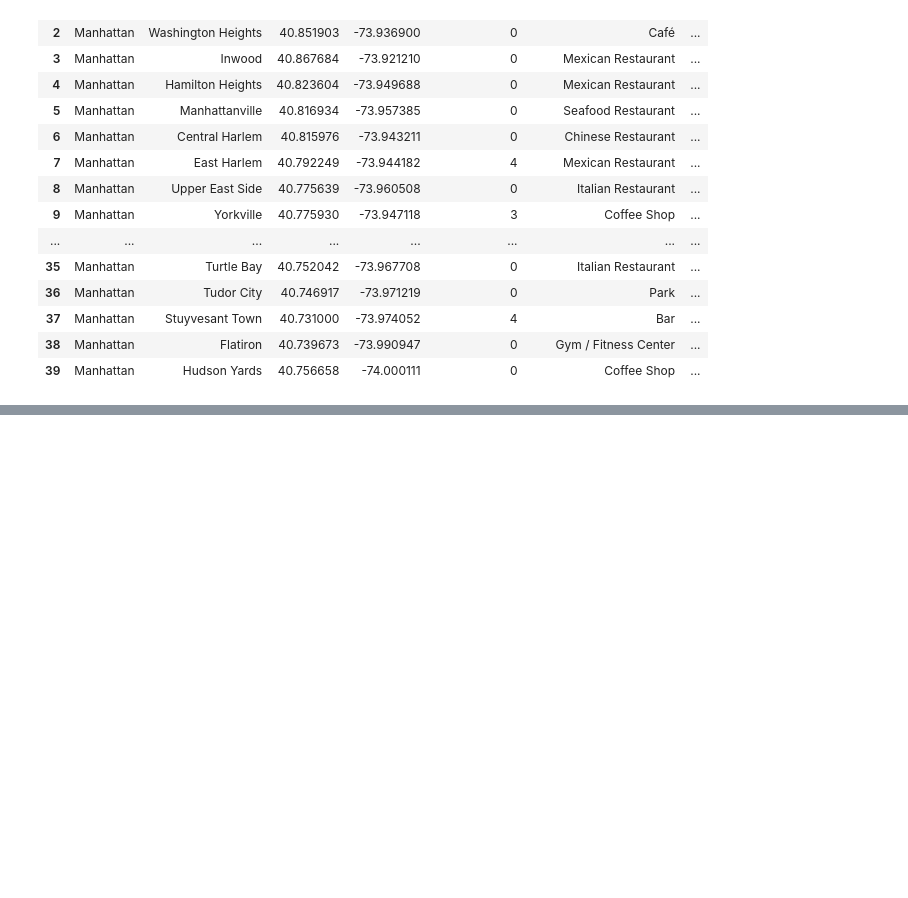
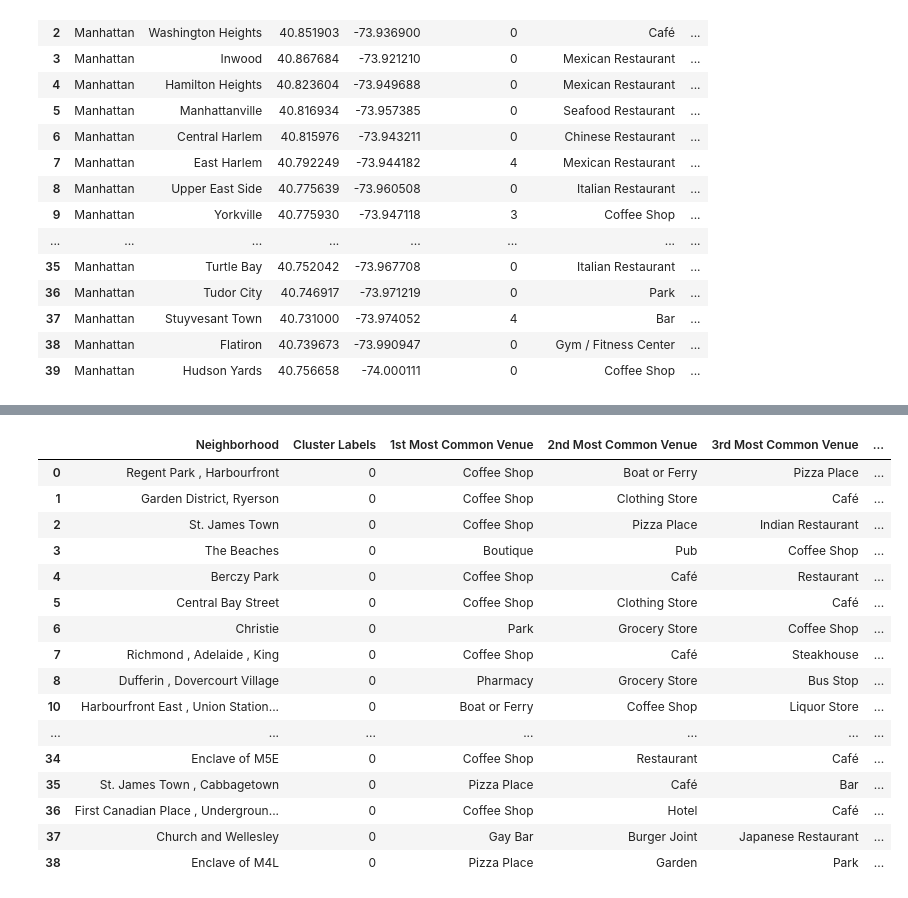
Before and after one commit to hksinha11/Coursera-capstone-project, a Jupyter notebook: Battle of the Neighborhoods.ipynb, the cells around one changed output, grey strips where cells are left out. Cells and saved outputs as stored; diff of their text form; code cells hidden in the pictures; blank space fills up the shorter version.

```diff
--- a/Battle of the Neighborhoods.ipynb
+++ b/Battle of the Neighborhoods.ipynb
@@ -543,0 +580,20 @@ map_clusters_toronto
+# %%
+toronto_merged.loc[toronto_merged['Cluster Labels'] == 0, toronto_merged.columns[[1] + list(range(5, toronto_merged.shape[1]))]]
+# %% [output]
+|  | Neighborhood | Cluster Labels | 1st Most Common Venue | 2nd Most Common Venue | 3rd Most Common Venue | ... |
+| 0 | Regent Park , Harbourfront | 0 | Coffee Shop | Boat or Ferry | Pizza Place | ... |
+| 1 | Garden District, Ryerson | 0 | Coffee Shop | Clothing Store | Café | ... |
+| 2 | St. James Town | 0 | Coffee Shop | Pizza Place | Indian Restaurant | ... |
+| 3 | The Beaches | 0 | Boutique | Pub | Coffee Shop | ... |
+| 4 | Berczy Park | 0 | Coffee Shop | Café | Restaurant | ... |
+| 5 | Central Bay Street | 0 | Coffee Shop | Clothing Store | Café | ... |
+| 6 | Christie | 0 | Park | Grocery Store | Coffee Shop | ... |
+| 7 | Richmond , Adelaide , King | 0 | Coffee Shop | Café | Steakhouse | ... |
+| 8 | Dufferin , Dovercourt Village | 0 | Pharmacy | Grocery Store | Bus Stop | ... |
+| 10 | Harbourfront East , Union Station... | 0 | Boat or Ferry | Coffee Shop | Liquor Store | ... |
+| ... | ... | ... | ... | ... | ... | ... |
+| 34 | Enclave of M5E | 0 | Coffee Shop | Restaurant | Café | ... |
+| 35 | St. James Town , Cabbagetown | 0 | Pizza Place | Café | Bar | ... |
+| 36 | First Canadian Place , Undergroun... | 0 | Coffee Shop | Hotel | Café | ... |
+| 37 | Church and Wellesley | 0 | Gay Bar | Burger Joint | Japanese Restaurant | ... |
+| 38 | Enclave of M4L | 0 | Pizza Place | Garden | Park | ... |
```
Also changed, not shown: parts of 17 cells of this notebook.
